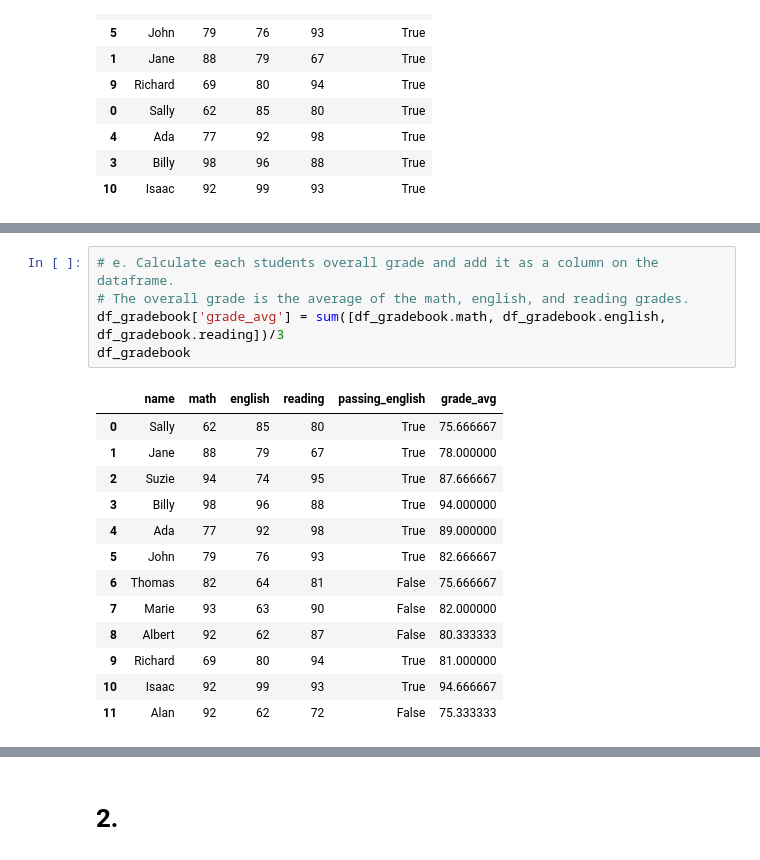
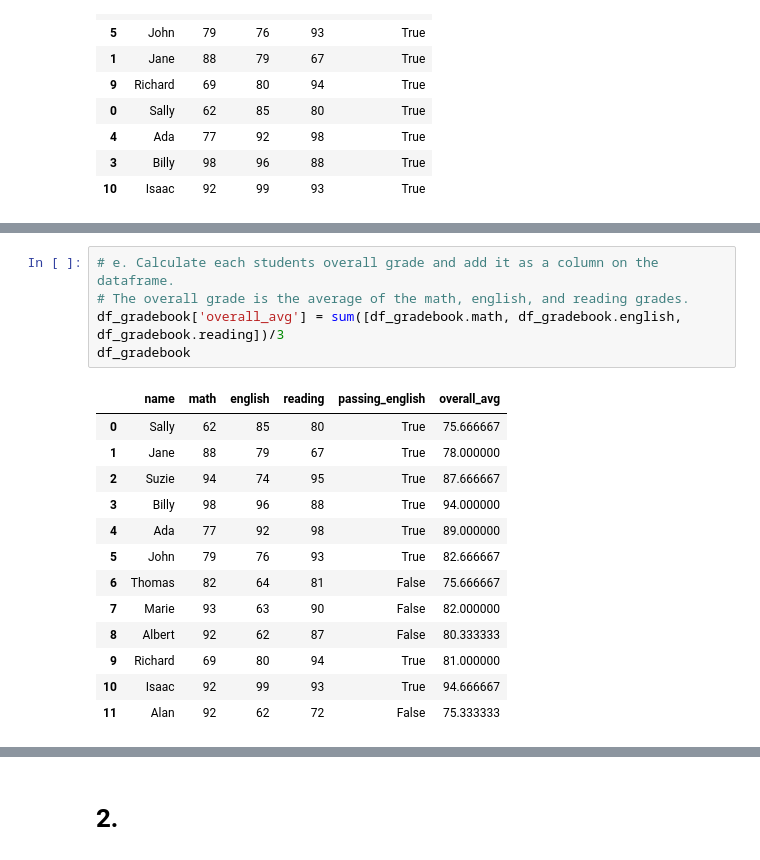
Before and after one commit to stephenfitzsimon/numpy-pandas-visualization-exercises, a Jupyter notebook: dataframes.ipynb, the cells around one changed output, grey strips where cells are left out. Drawn from its saved outputs; the diff is of its cells as text.

Commit message:
finished dataframes exs

```diff
--- a/dataframes.ipynb
+++ b/dataframes.ipynb
@@ -131,10 +149,10 @@ df_gradebook.sort_values(by=['passing_english', 'english'])
 # %%
 # e. Calculate each students overall grade and add it as a column on the dataframe.
 # The overall grade is the average of the math, english, and reading grades.
-df_gradebook['grade_avg'] = sum([df_gradebook.math, df_gradebook.english, df_gradebook.reading])/3
+df_gradebook['overall_avg'] = sum([df_gradebook.math, df_gradebook.english, df_gradebook.reading])/3
 df_gradebook
 # %% [output]
-|  | name | math | english | reading | passing_english | grade_avg |
+|  | name | math | english | reading | passing_english | overall_avg |
 | 0 | Sally | 62 | 85 | 80 | True | 75.666667 |
 | 1 | Jane | 88 | 79 | 67 | True | 78.000000 |
 | 2 | Suzie | 94 | 74 | 95 | True | 87.666667 |
```
Also changed, not shown: parts of 10 cells of this notebook.
